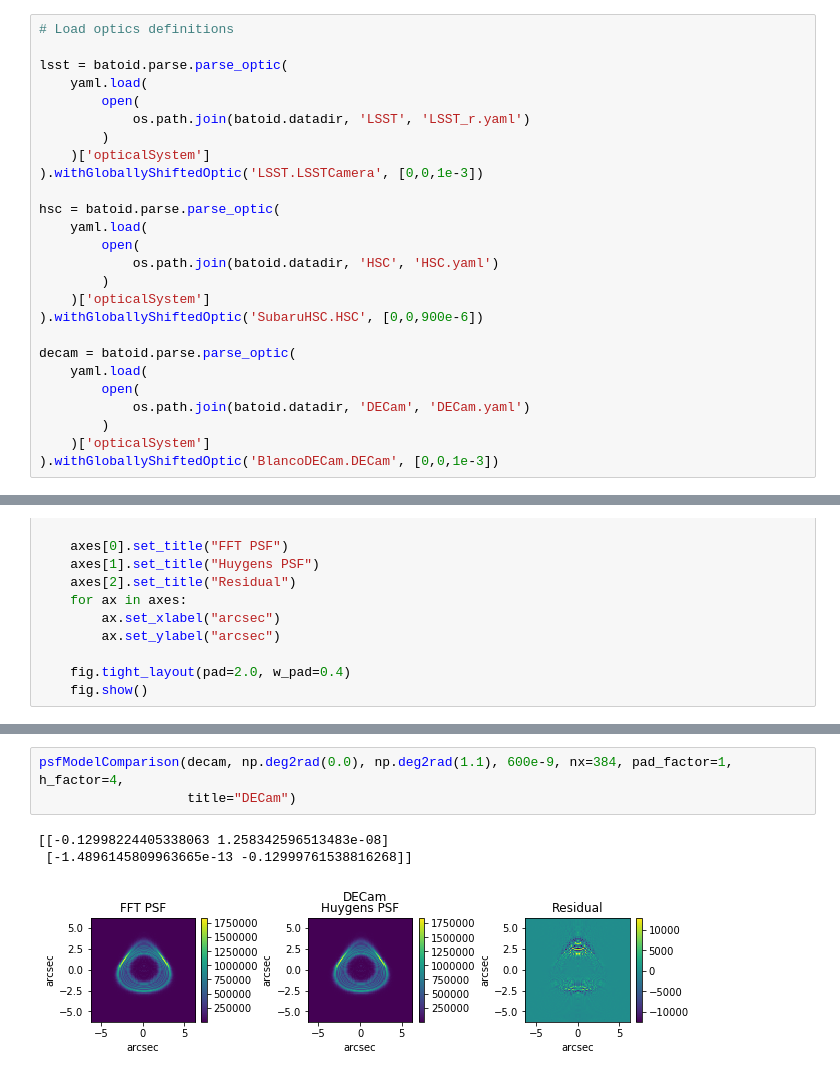
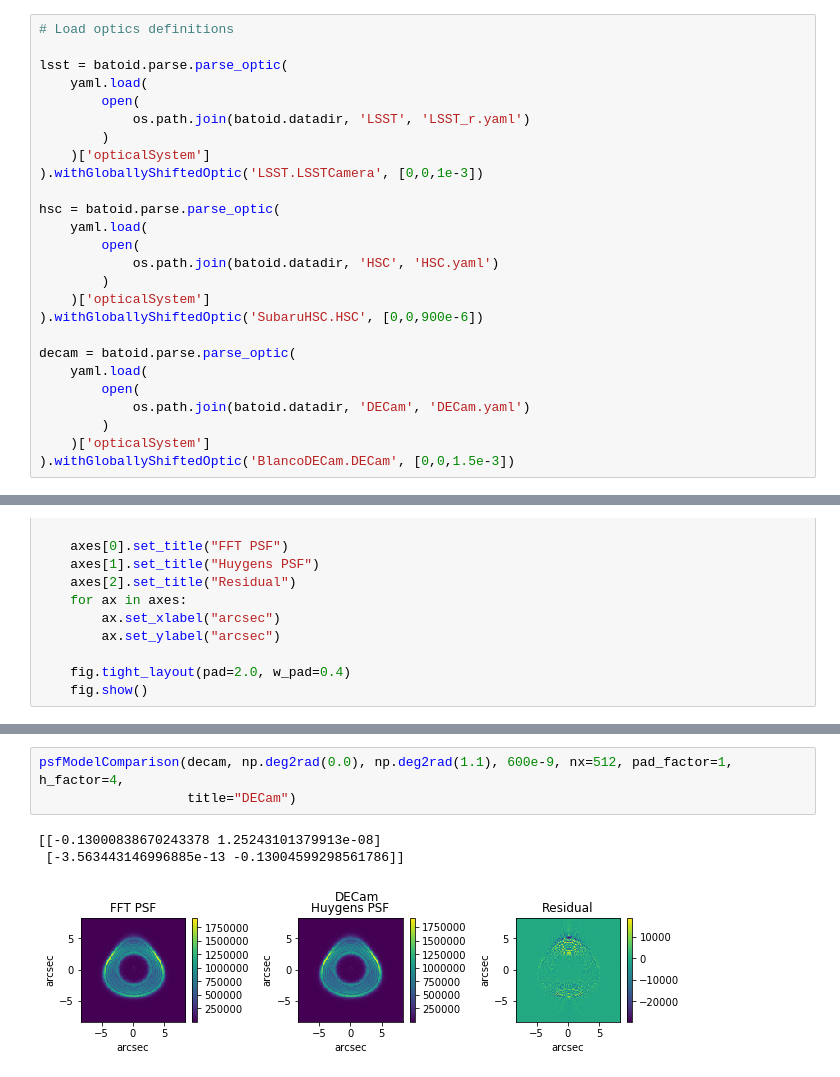
Before and after one commit to jmeyers314/5planes, a Jupyter notebook: Huygens vs non-paraxial FFT Donuts.ipynb, the cells around one changed output, grey strips where cells are left out. Saved outputs shown, nothing was run; the diff lists cells and outputs as text.

```diff
--- a/Huygens vs non-paraxial FFT Donuts.ipynb
+++ b/Huygens vs non-paraxial FFT Donuts.ipynb
@@ -32,7 +32,7 @@ decam = batoid.parse.parse_optic(
             os.path.join(batoid.datadir, 'DECam', 'DECam.yaml')
         )
     )['opticalSystem']
-).withGloballyShiftedOptic('BlancoDECam.DECam', [0,0,1e-3])
+).withGloballyShiftedOptic('BlancoDECam.DECam', [0,0,1.5e-3])
 # %%
 def psfModelComparison(telescope, theta_x, theta_y, wavelength,
                        nx=64, pad_factor=4, h_factor=8,
@@ -109,8 +109,8 @@ psfModelComparison(hsc, np.deg2rad(0.0), np.deg2rad(0.74), 600e-9, nx=768, pad_f
 [figure]
 # %%
-psfModelComparison(decam, np.deg2rad(0.0), np.deg2rad(1.1), 600e-9, nx=384, pad_factor=1, h_factor=4,
+psfModelComparison(decam, np.deg2rad(0.0), np.deg2rad(1.1), 600e-9, nx=512, pad_factor=1, h_factor=4,
                    title="DECam")
 # %% [output]
-[[-0.12998224405338063 1.258342596513483e-08]
- [-1.4896145809963665e-13 -0.12999761538816268]]
+[[-0.13000838670243378 1.25243101379913e-08]
+ [-3.563443146996885e-13 -0.13004599298561786]]
-[figure, old version]
+[figure, new version]
```
Also changed, not shown: parts of 2 cells of this notebook, 15 other files.
